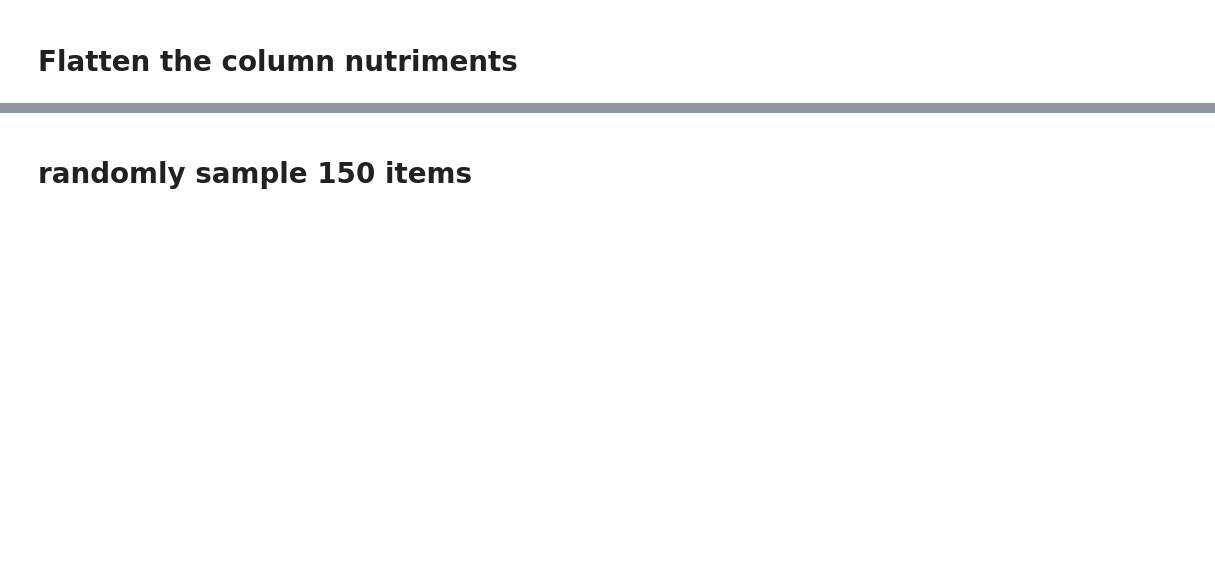
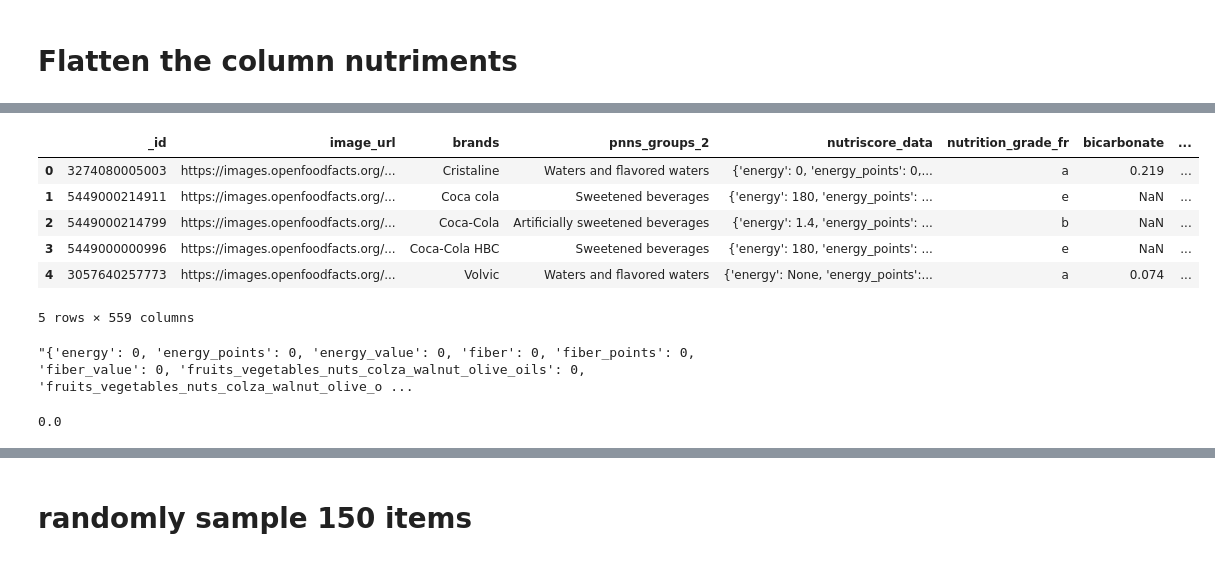
Before and after one commit to risg99/Nutriscore-Label-Decision-Modeling, a Jupyter notebook: code/extract_products_by_category.ipynb, the cells around one changed output, grey strips where cells are left out. Saved outputs shown, nothing was run; the diff lists cells and outputs as text; code cells hidden in the pictures; blank space fills up the shorter version.

```diff
--- a/code/extract_products_by_category.ipynb
+++ b/code/extract_products_by_category.ipynb
@@ -131,0 +134,16 @@ df2.head()
+# %%
+df2.dropna(subset=['nutriscore_data'], inplace=True)
+df2.head()
+# %% [output]
+|  | _id | image_url | brands | pnns_groups_2 | nutriscore_data | nutrition_grade_fr | bicarbonate | ... |
+| 0 | 3274080005003 | https://images.openfoodfacts.org/... | Cristaline | Waters and flavored waters | {'energy': 0, 'energy_points': 0,... | a | 0.219 | ... |
+| 1 | 5449000214911 | https://images.openfoodfacts.org/... | Coca cola | Sweetened beverages | {'energy': 180, 'energy_points': ... | e | NaN | ... |
+| 2 | 5449000214799 | https://images.openfoodfacts.org/... | Coca-Cola | Artificially sweetened beverages | {'energy': 1.4, 'energy_points': ... | b | NaN | ... |
+| 3 | 5449000000996 | https://images.openfoodfacts.org/... | Coca-Cola HBC | Sweetened beverages | {'energy': 180, 'energy_points': ... | e | NaN | ... |
+| 4 | 3057640257773 | https://images.openfoodfacts.org/... | Volvic | Waters and flavored waters | {'energy': None, 'energy_points':... | a | 0.074 | ... |
+5 rows × 559 columns
+# %%
+# retrive the nutriscore data for one sample
+df2['nutriscore_data'][0]
+# %% [output]
+"{'energy': 0, 'energy_points': 0, 'energy_value': 0, 'fiber': 0, 'fiber_points': 0, 'fiber_value': 0, 'fruits_vegetables_nuts_colza_walnut_olive_oils': 0, 'fruits_vegetables_nuts_colza_walnut_olive_o ...
@@ -131,0 +180,4 @@ df2.head()
+# %%
+df3['negative_points'][0]
+# %% [output]
+0.0
```
Also changed, not shown: parts of 24 cells of this notebook, 2 other files.
